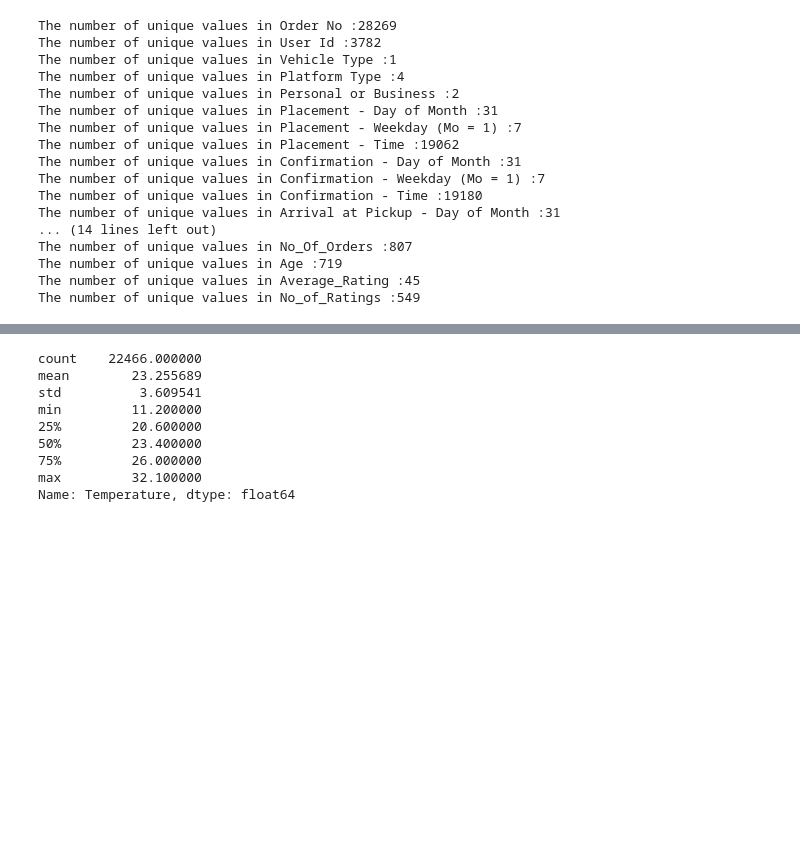
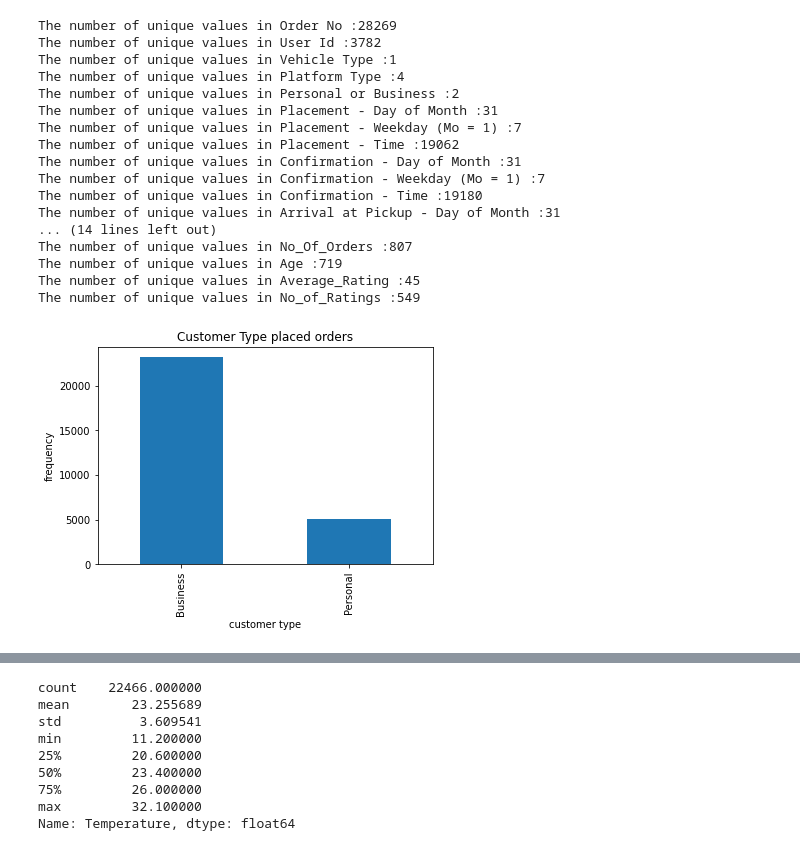
Before and after one commit to 0731325603/regression-predict-api-template, a Jupyter notebook: regression_notebook.ipynb, the cells around one changed output, grey strips where cells are left out. Cells and saved outputs as stored; diff of their text form; code cells hidden in the pictures; blank space fills up the shorter version.

```diff
--- a/regression_notebook.ipynb
+++ b/regression_notebook.ipynb
@@ -346,3 +348,17 @@ The number of unique values in No_Of_Orders :807
 The number of unique values in Age :719
 The number of unique values in Average_Rating :45
 The number of unique values in No_of_Ratings :549
+# %%
+# bar graph to view dominating customer type
+y_count=combined_data['Personal or Business'].value_counts(sort=True)
+y_count.plot(kind='bar')
+plt.xlabel("customer type")
+plt.ylabel("frequency")
+
+# add title
+plt.title('Customer Type placed orders')
+
+# show bar graph
+plt.show()
+# %% [output]
+[figure, added]
```
Also changed, not shown: parts of 18 cells of this notebook.
